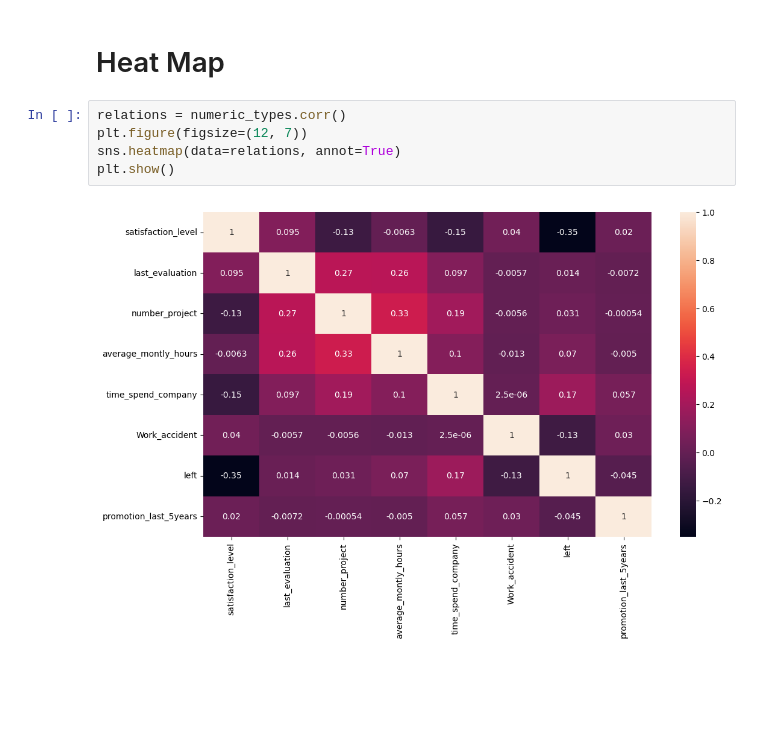
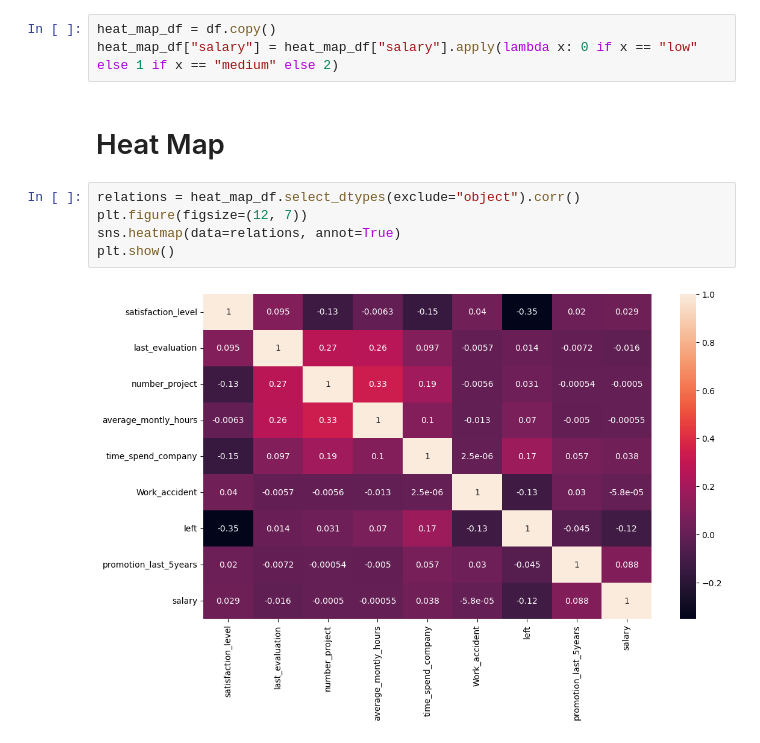
Before and after one commit to MaukanMir/HR-Capstone-Analysis, a Jupyter notebook: training.ipynb, the cells around one changed output. Cells and saved outputs as stored; diff of their text form; blank space fills up the shorter version.

```diff
--- a/training.ipynb
+++ b/training.ipynb
@@ -112,9 +110,12 @@ heat_map_df = df.copy()
+# %%
+heat_map_df = df.copy()
+heat_map_df["salary"] = heat_map_df["salary"].apply(lambda x: 0 if x == "low" else 1 if x == "medium" else 2)
 # %% [markdown]
 # Heat Map
 # %%
-relations = numeric_types.corr()
+relations = heat_map_df.select_dtypes(exclude="object").corr()
 plt.figure(figsize=(12, 7))
 sns.heatmap(data=relations, annot=True)
 plt.show()
 # %% [output]
-[figure, old version]
+[figure, new version]
```
Also changed, not shown: parts of 2 cells of this notebook.
